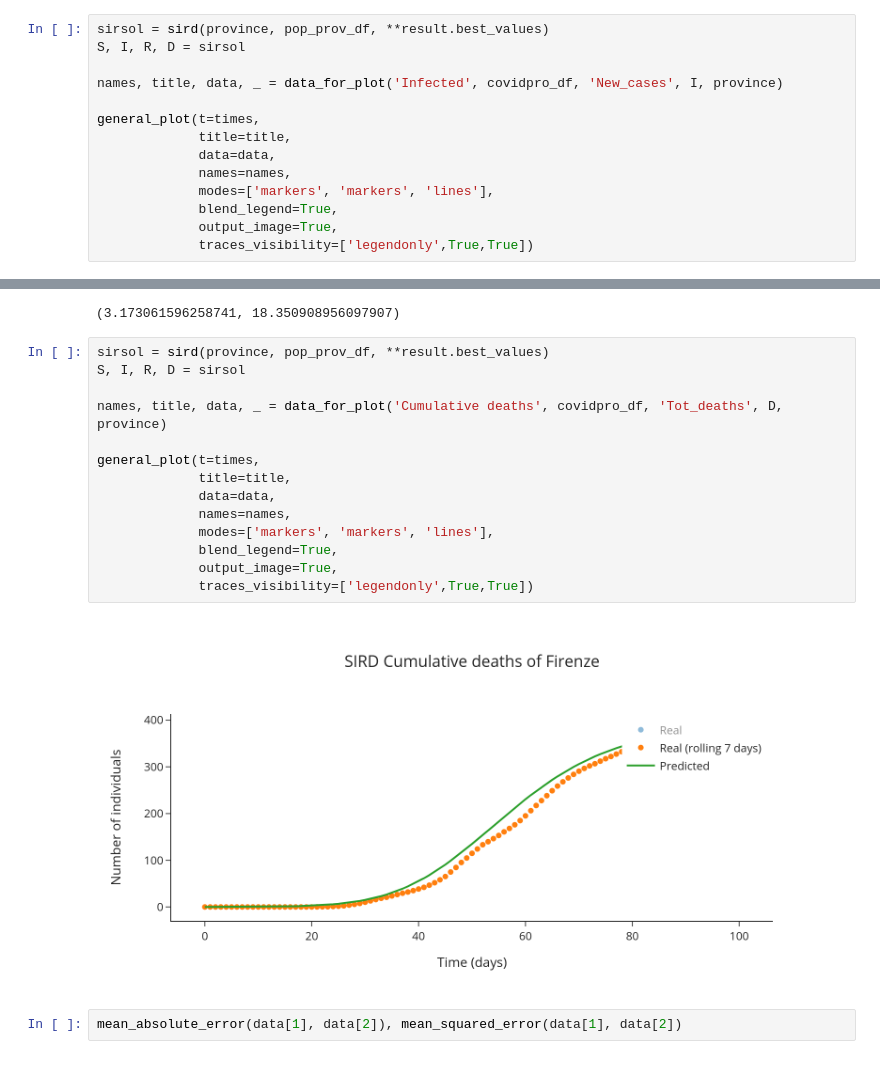
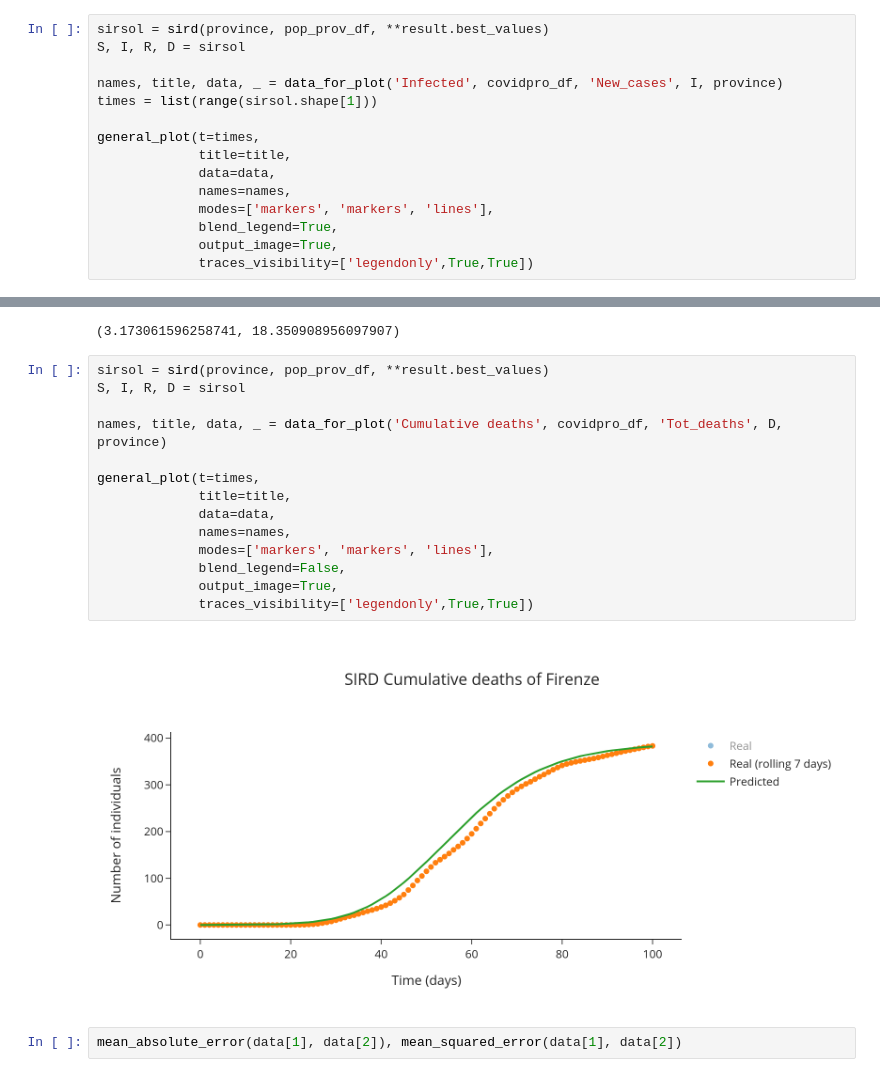
Before and after one commit to nicoloverardo/master-degree-thesis, a Jupyter notebook: notebooks/sird.ipynb, the cells around one changed output, grey strips where cells are left out. Saved outputs shown, nothing was run; the diff lists cells and outputs as text.

Commit message:
Updated plots

```diff
--- a/notebooks/sird.ipynb
+++ b/notebooks/sird.ipynb
@@ -478,6 +478,7 @@ sirsol = sird(province, pop_prov_df, **result.best_values)
 S, I, R, D = sirsol
 
 names, title, data, _ = data_for_plot('Infected', covidpro_df, 'New_cases', I, province)
+times = list(range(sirsol.shape[1]))
 
 general_plot(t=times,
              title=title,
@@ -539,19 +540,19 @@ mean_absolute_error(result.data, result.best_fit), mean_squared_error(result.dat
 # %%
 sirsol = sird(province, pop_prov_df, **result.best_values)
 S, I, R, D = sirsol
 
 names, title, data, _ = data_for_plot('Cumulative deaths', covidpro_df, 'Tot_deaths', D, province)
 
 general_plot(t=times,
              title=title,
              data=data,
              names=names,
              modes=['markers', 'markers', 'lines'],
-             blend_legend=True,
+             blend_legend=False,
              output_image=True,
              traces_visibility=['legendonly',True,True])
 # %% [output]
-[figure, old version]
+[figure, new version]
 # %%
 mean_absolute_error(data[1], data[2]), mean_squared_error(data[1], data[2])
 # %% [output]
```
